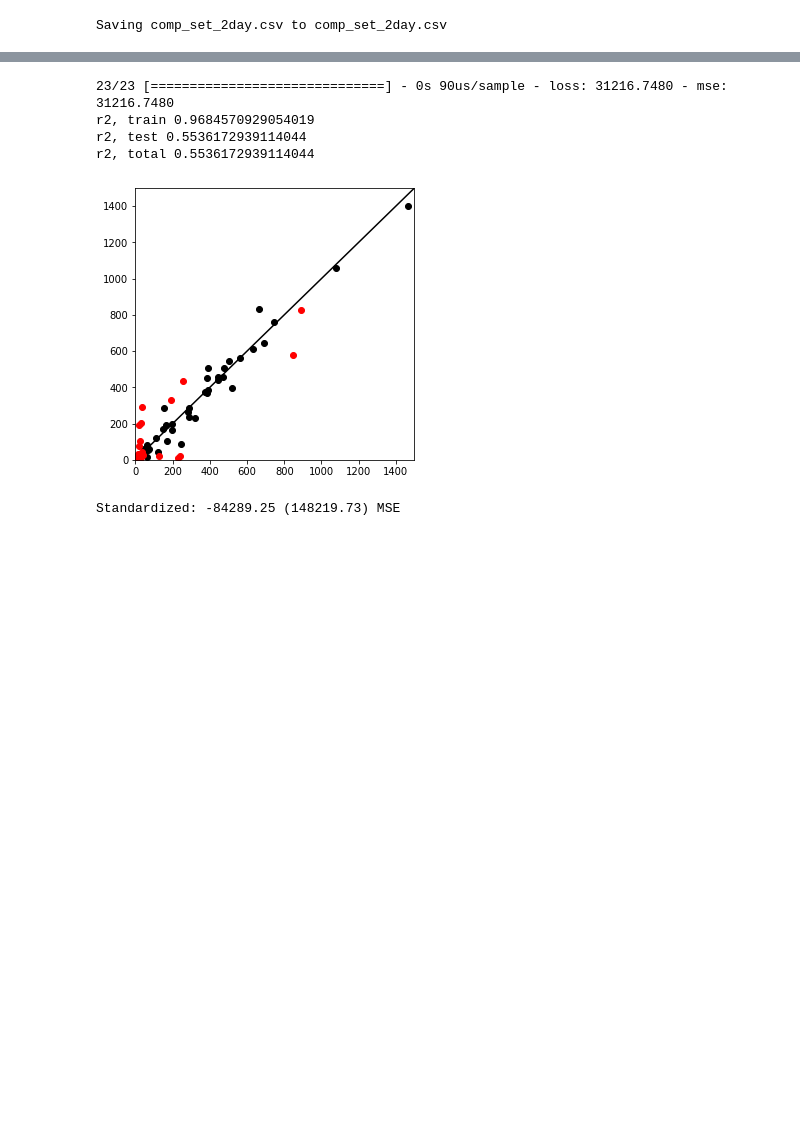
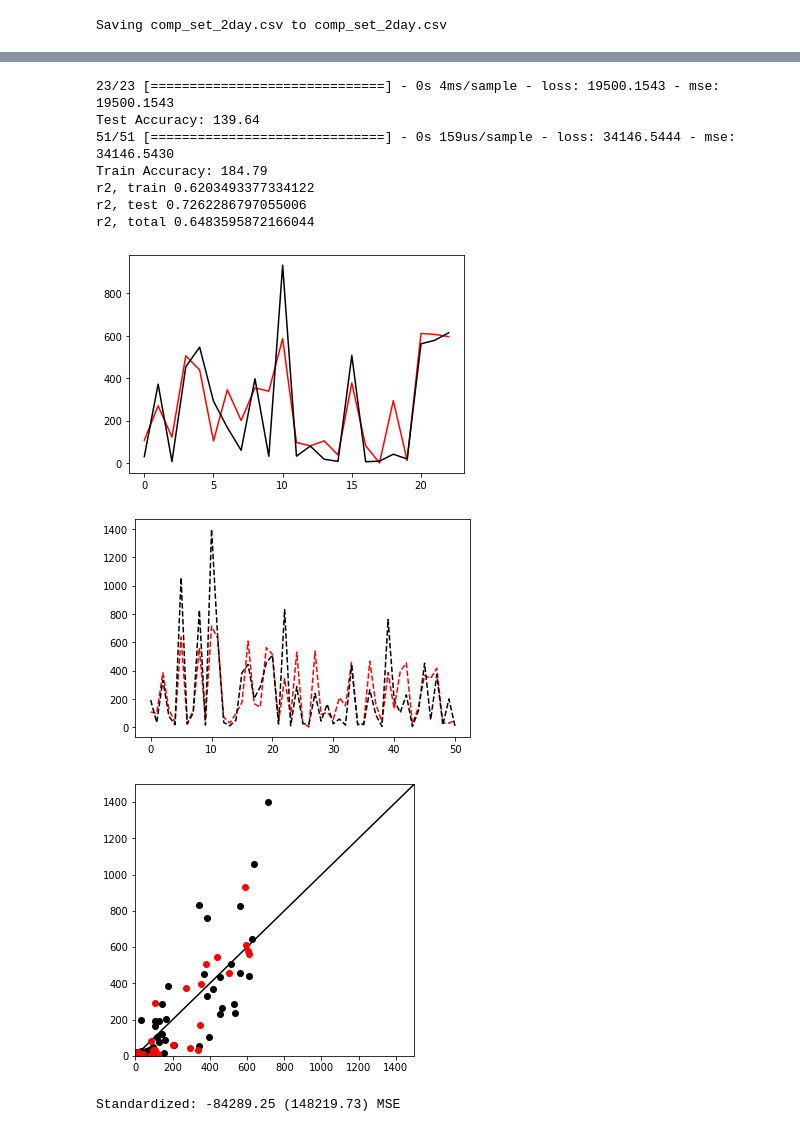
Before and after one commit to cbev/DHSVM, a Jupyter notebook: SedimentANN.ipynb, the cells around one changed output, grey strips where cells are left out. Drawn from its saved outputs; the diff is of its cells as text; code cells hidden in the pictures; blank space fills up the shorter version.

```diff
--- a/SedimentANN.ipynb
+++ b/SedimentANN.ipynb
@@ -40,7 +45,7 @@ df=df.drop(labels=['station'],axis=1)
 
 # Define which satellite(s) to get data from- uncomment option: 2=Sentinel-2; 3=MODIS; 5, 7, 8= Landsat 5, 7, 8
 df=df[df['LID'].isin([2, 8])]
-#df=df.drop(labels=['LID'],axis=1)
+df=df.drop(labels=['LID','total'],axis=1)
 #df=df[['LID','blue','nir','red','gn','sp1','obs_mgL','month']]
 #df=df[['LID','rb','rn','rg','red','gn','sp1','obs_mgL','month']]
 
@@ -209,33 +241,46 @@ r2, total 0.881417376072609
 # %%
-model.fit(X_train, y_train, epochs=300, verbose=False)
-_, accuracy_top = model.evaluate(X_test, y_test) # evaluate based on the "testing" performance
+model=model_base(X_train.shape[1])
+model.set_weights(weights)
 
+plt.plot(model.predict(X_test),'r')
+plt.plot(y_test,'k')
+_, accuracy = model.evaluate(X_test, y_test);
+print('Test Accuracy: %.2f' % (np.sqrt(accuracy)));
+plt.figure()
+plt.plot(model.predict(X_train),'r--');
+plt.plot(y_train,'k--')
+_, accuracy = model.evaluate(X_train, y_train);
+print('Train Accuracy: %.2f' % (np.sqrt(accuracy)))
 
 xmax=1500
 ymax=1500
 
 plt.figure(figsize=(5,5))
 plt.plot([0,xmax], [0, xmax],'k-')
 plt.plot(model.predict(X_train), y_train,'ko')
 plt.plot(model.predict(X_test), y_test,'ro')
 
 axes = plt.gca()
 axes.set_xlim([0,xmax])
 axes.set_ylim([0,ymax])
 
-from sklearn import metrics
-r2_train = metrics.r2_score(y_train, model.predict(X_train))
-r2_test = metrics.r2_score(y_test, model.predict(X_test))
-r2_total = metrics.r2_score(np.concatenate([y_train, y_test]), np.concatenate([model.predict(X_train), model.predict(X_test)]))
+r2_train = metrics.r2_score(y_train, model.predict(X_train));
+r2_test = metrics.r2_score(y_test, model.predict(X_test));
+r2_total = metrics.r2_score(np.concatenate([y_train, y_test]), np.concatenate([model.predict(X_train), model.predict(X_test)]));
 print ('r2, train', r2_train)
 print ('r2, test', r2_test)
-print ('r2, total', r2_test)
+print ('r2, total', r2_total)
 # %% [output]
-23/23 [==============================] - 0s 90us/sample - loss: 31216.7480 - mse: 31216.7480
-r2, train 0.9684570929054019
-r2, test 0.5536172939114044
-r2, total 0.5536172939114044
+23/23 [==============================] - 0s 4ms/sample - loss: 19500.1543 - mse: 19500.1543
+Test Accuracy: 139.64
+51/51 [==============================] - 0s 159us/sample - loss: 34146.5444 - mse: 34146.5430
+Train Accuracy: 184.79
+r2, train 0.6203493377334122
+r2, test 0.7262286797055006
+r2, total 0.6483595872166044
-[figure, old version]
+[figure, new version]
+[figure, added]
+[figure, added]
 # %%
 # using cross function
 
```
Also changed, not shown: parts of 7 cells of this notebook.
